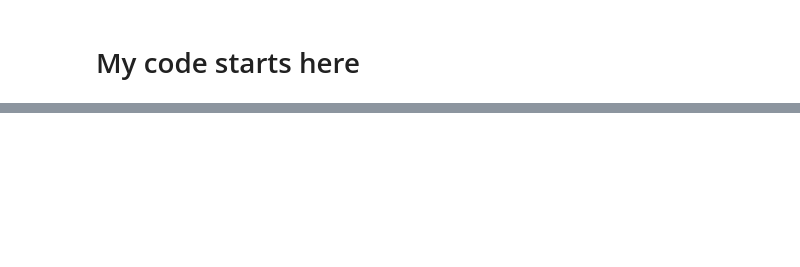
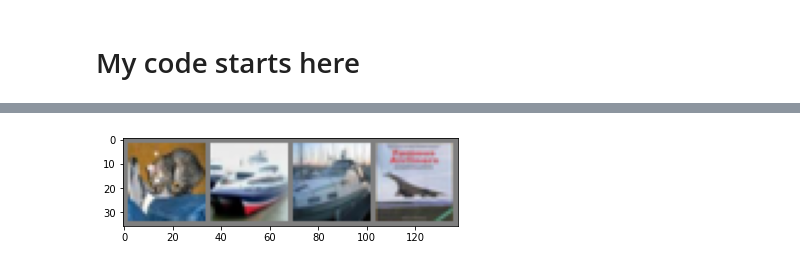
Before and after one commit to jefffang19/Pytorch_ResNet, a Jupyter notebook: ResNet.ipynb, the cells around one changed output, grey strips where cells are left out. Saved outputs shown, nothing was run; the diff lists cells and outputs as text; code cells hidden in the pictures; blank space fills up the shorter version.

```diff
--- a/ResNet.ipynb
+++ b/ResNet.ipynb
@@ -169,0 +254,6 @@ Estimated Total Size (MB): 194.79
+# %%
+it = iter(testloader)
+img, label = it.next()
+imshow(torchvision.utils.make_grid(img))
+# %% [output]
+[figure, added]
```
Also changed, not shown: parts of 13 cells of this notebook.
